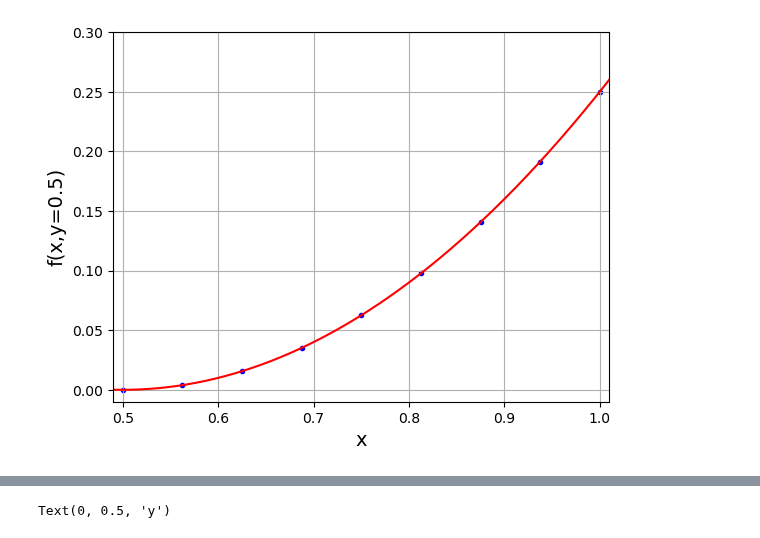
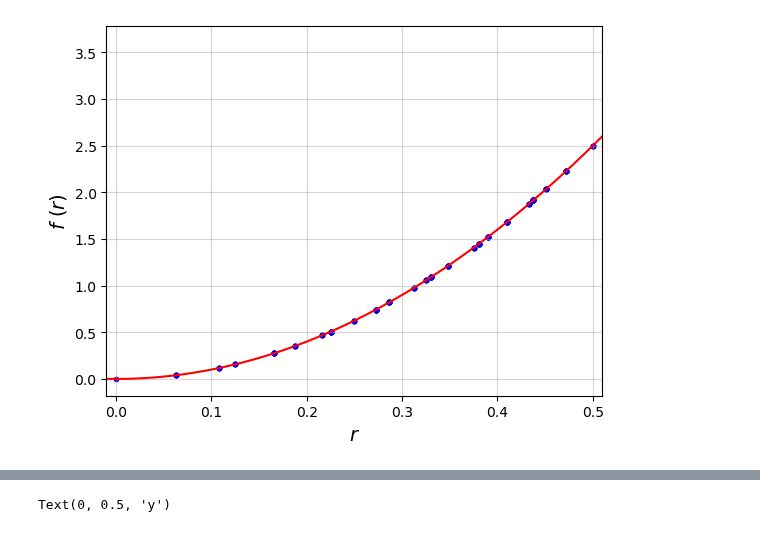
Before and after one commit to JaNiebu/BT_DECinPhysics, a Jupyter notebook: PoissonHarm.ipynb, the cells around one changed output, grey strips where cells are left out. Saved outputs shown, nothing was run; the diff lists cells and outputs as text; code cells hidden in the pictures.

```diff
--- a/PoissonHarm.ipynb
+++ b/PoissonHarm.ipynb
@@ -49,30 +49,19 @@ def InterpolationPlot( Vertices , Values, Title, Triangulation):
     plt.xlim(0,1)
     plt.ylim(0,1)
     plt.title(Title)
-# %%
-RadialValues = []
-for i in range(0,len(V)):
-    if( V[i][1]==0.5 and V[i][0]>=0.5 ):
-        RadialValues.append( (V[i][0] , Sol[i]) )
-
-X = np.linspace(0.4,1.1,1000)
-Y = np.array(RadialValues)
-constant = np.min(Y[::,1::])
-constant2 = 1 - np.max(Y[::,1::])
-constant3 = math.exp(-2.5)-constant
-plt.grid()
-#plt.ylim(-7.1,5.5)
-for i in range(0, len(RadialValues)):
-    plt.scatter( RadialValues[i][0], RadialValues[i][1]-constant, c='b', marker='.')
-plt.plot(X, (X-0.5)**2, c='r')
-plt.xlabel('x',fontsize=14)
-plt.xlim(0.49,1.01)
-plt.ylim(-0.01,0.3)
-plt.ylabel(r'f(x,y=0.5)',fontsize=14)
-plt.show()
-
-Val = np.array(RadialValues)
-# %% [output]
-[figure, removed]
+# %%
+constant = -1*Sol[0]
+X = np.linspace(-0.1,0.6,100)
+plt.grid(alpha=0.5)
+plt.plot(X, 10.*X**2, c='r')
+for i in range(0,len(V)):
+    r = ((V[i][0]-0.5)**2 + (V[i][1]-0.5)**2)**0.5
+    plt.scatter(r,Sol[i]+constant,color='b',marker='.')
+plt.xlabel('$r$',fontsize=14)
+plt.xlim(-0.01,0.51)
+plt.ylabel('$f\ (r)$',fontsize=14)
+plt.show()
+# %% [output]
+[figure, added]
 # %%
 
```
Also changed, not shown: parts of 2 cells of this notebook, 4 other files.
